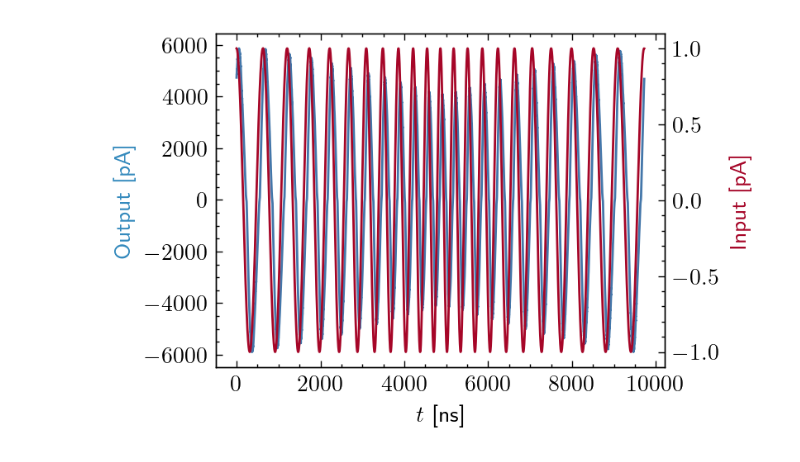
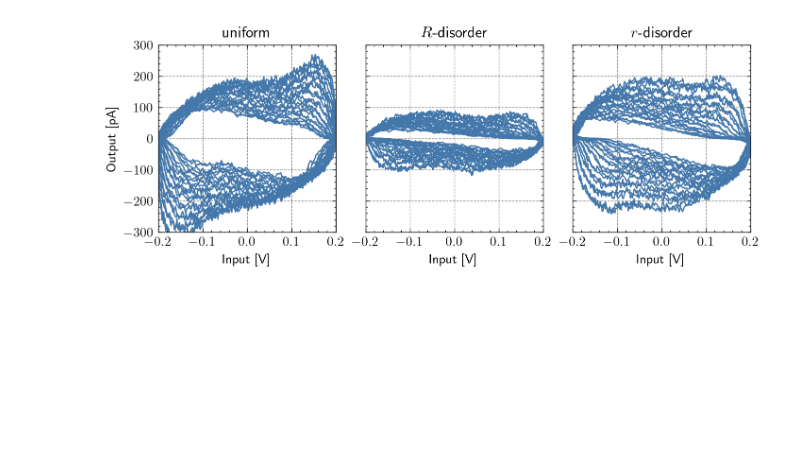
Before and after one commit to JonasMnsing/NanoNets, a Jupyter notebook: scripts/2_funding_period/WP2/cos_input/cos_input_hysteresis.ipynb, the cells around one changed output. Cells and saved outputs as stored; diff of their text form; code cells hidden in the pictures; blank space fills up the shorter version.

```diff
--- a/scripts/2_funding_period/WP2/cos_input/cos_input_hysteresis.ipynb
+++ b/scripts/2_funding_period/WP2/cos_input/cos_input_hysteresis.ipynb
@@ -30,6 +28,8 @@ n_vals      = 633
 N_voltages  = 20*n_vals
 time        = step_size*np.arange(N_voltages)*1e9
 df          = pd.read_csv("hysteresis/data/Nx=7_Ny=7_Nz=1_Ne=2.csv")
+df_R        = pd.read_csv("hysteresis/data_R/Nx=7_Ny=7_Nz=1_Ne=2.csv")
+df_rad      = pd.read_csv("hysteresis/data_rad/Nx=7_Ny=7_Nz=1_Ne=2.csv")
 # %%
 values      = []
 time_vals   = []
@@ -61,15 +52,31 @@ with plt.style.context(["science","bright","grid"]):
-# %%
-with plt.style.context(["science","bright"]):
-
-    fig = plt.figure(dpi=200)
-    ax  = fig.add_subplot()
-    ax.plot(df['Current'], zorder=10)
-    ax2 = ax.twinx()
-    ax2.plot(df['E0'], nanonets_utils.red_color)
-    ax.set_xlabel("$t$ [ns]")
-    ax.set_ylabel('Output [pA]', c=nanonets_utils.blue_color)
-    ax2.set_ylabel('Input [pA]', c=nanonets_utils.red_color)
-
-    fig.savefig("plots/hysteresis_I_O.svg", transparent=True)
-# %% [output]
-[figure, removed]
+# %%
+with plt.style.context(["science","bright","grid"]):
+
+    fig = plt.figure(dpi=200, layout='constrained')
+    fig.set_figwidth(fig.get_figwidth()*2)
+
+    ax  = fig.add_subplot(1,3,1)
+    ax.plot(df['E0'], df['Current'])
+    ax.set_ylim(-300,300)
+    ax.set_ylabel('Output [pA]')
+    ax.set_xlabel('Input [V]')
+    ax.set_xlim(-0.2,0.2)
+    ax.set_title("uniform")
+
+    ax  = fig.add_subplot(1,3,2)
+    ax.plot(df['E0'], df_R['Current'])
+    ax.set_ylim(-300,300)
+    ax.set_xlabel('Input [V]')
+    ax.set_yticklabels("")
+    ax.set_xlim(-0.2,0.2)
+    ax.set_title("$R$-disorder")
+
+    ax  = fig.add_subplot(1,3,3)
+    ax.plot(df['E0'], df_rad['Current'])
+    ax.set_ylim(-300,300)
+    ax.set_xlim(-0.2,0.2)
+    ax.set_xlabel('Input [V]')
+    ax.set_yticklabels("")
+    ax.set_title("$r$-disorder")
+# %% [output]
+[figure, added]
```
Also changed, not shown: parts of 9 cells of this notebook, 4 other files.
